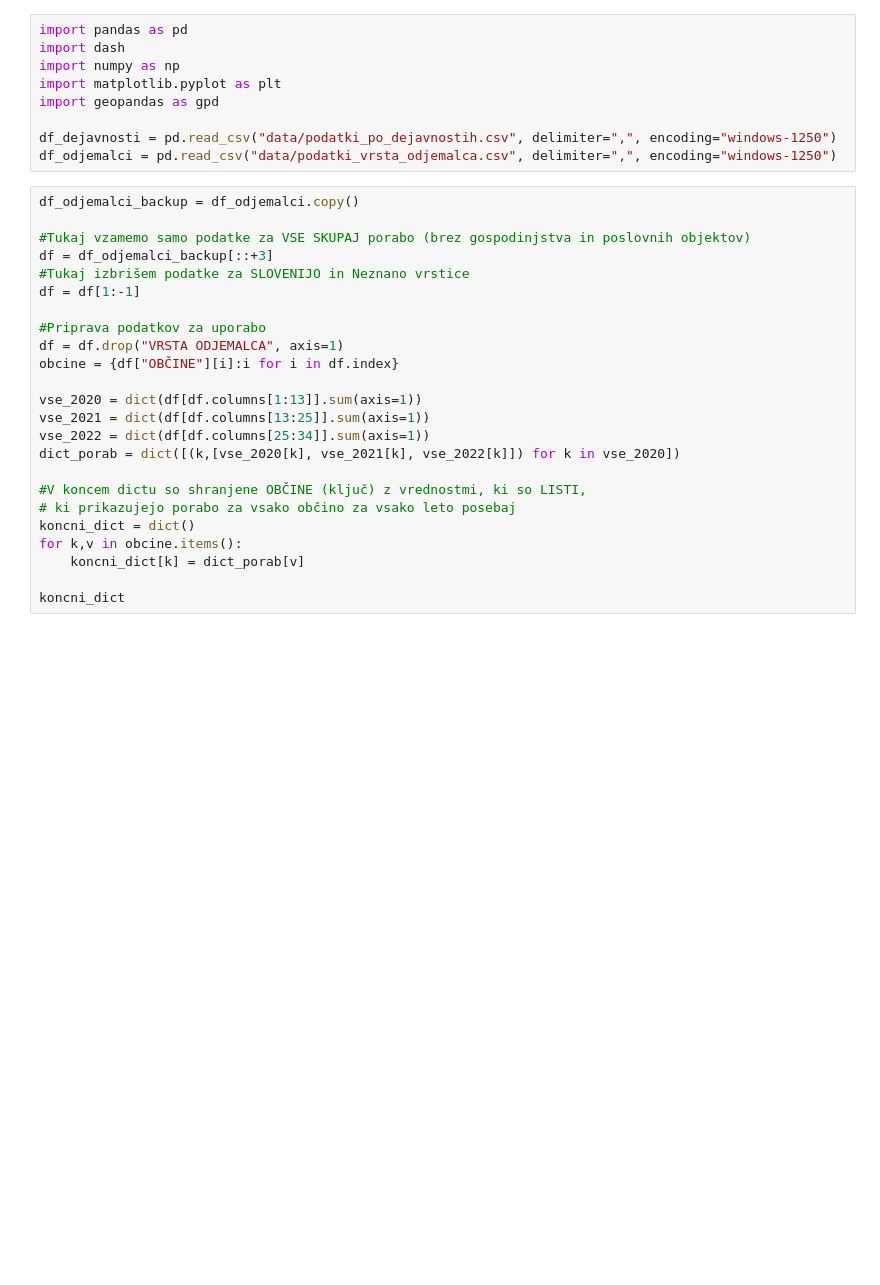
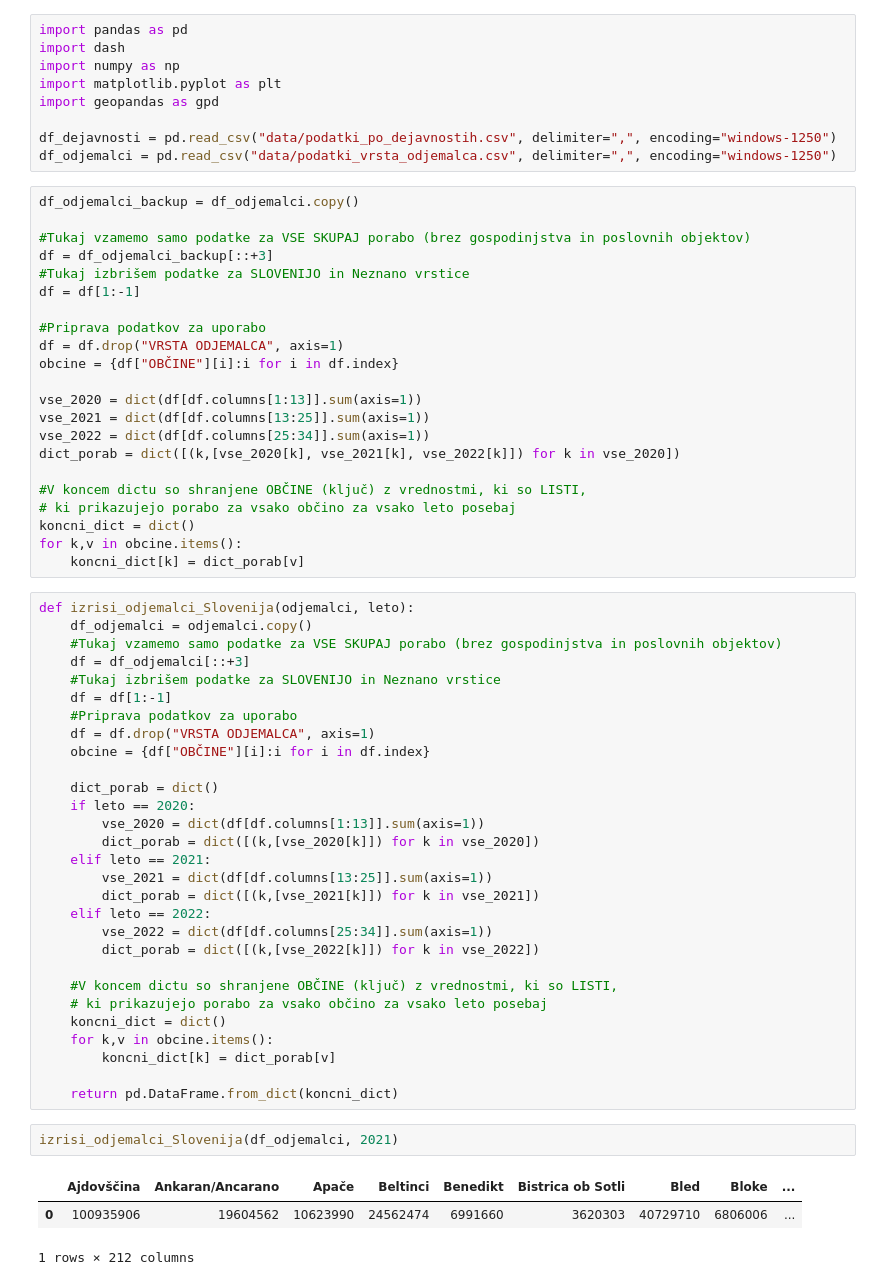
Before and after one commit to MatejGitOblak/MT-Seminarska, a Jupyter notebook: testing.ipynb, the cells around one changed output. Cells and saved outputs as stored; diff of their text form; blank space fills up the shorter version.

```diff
--- a/testing.ipynb
+++ b/testing.ipynb
@@ -29,8 +29,41 @@ dict_porab = dict([(k,[vse_2020[k], vse_2021[k], vse_2022[k]]) for k in vse_2020
 koncni_dict = dict()
 for k,v in obcine.items():
     koncni_dict[k] = dict_porab[v]
-
-koncni_dict
+# %%
+def izrisi_odjemalci_Slovenija(odjemalci, leto):
+    df_odjemalci = odjemalci.copy()
+    #Tukaj vzamemo samo podatke za VSE SKUPAJ porabo (brez gospodinjstva in poslovnih objektov)
+    df = df_odjemalci[::+3]
+    #Tukaj izbrišem podatke za SLOVENIJO in Neznano vrstice
+    df = df[1:-1]
+    #Priprava podatkov za uporabo
+    df = df.drop("VRSTA ODJEMALCA", axis=1)
+    obcine = {df["OBČINE"][i]:i for i in df.index}
+
+    dict_porab = dict()
+    if leto == 2020:
+        vse_2020 = dict(df[df.columns[1:13]].sum(axis=1))
+        dict_porab = dict([(k,[vse_2020[k]]) for k in vse_2020])
+    elif leto == 2021:
+        vse_2021 = dict(df[df.columns[13:25]].sum(axis=1))
+        dict_porab = dict([(k,[vse_2021[k]]) for k in vse_2021])
+    elif leto == 2022:
+        vse_2022 = dict(df[df.columns[25:34]].sum(axis=1))
+        dict_porab = dict([(k,[vse_2022[k]]) for k in vse_2022])
+
+    #V koncem dictu so shranjene OBČINE (ključ) z vrednostmi, ki so LISTI,
+    # ki prikazujejo porabo za vsako občino za vsako leto posebaj
+    koncni_dict = dict()
+    for k,v in obcine.items():
+        koncni_dict[k] = dict_porab[v]
+
+    return pd.DataFrame.from_dict(koncni_dict)
+# %%
+izrisi_odjemalci_Slovenija(df_odjemalci, 2021)
+# %% [output]
+|  | Ajdovščina | Ankaran/Ancarano | Apače | Beltinci | Benedikt | Bistrica ob Sotli | Bled | Bloke | ... |
+| 0 | 100935906 | 19604562 | 10623990 | 24562474 | 6991660 | 3620303 | 40729710 | 6806006 | ... |
+1 rows × 212 columns
 # %%
 x = list(koncni_dict.keys())
 y = list()
```
Also changed, not shown: parts of 1 cell of this notebook.
